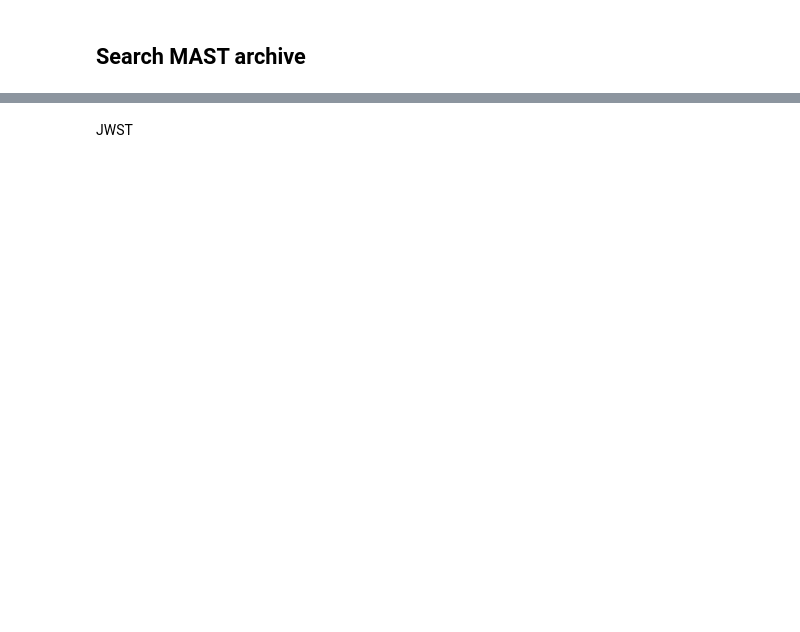
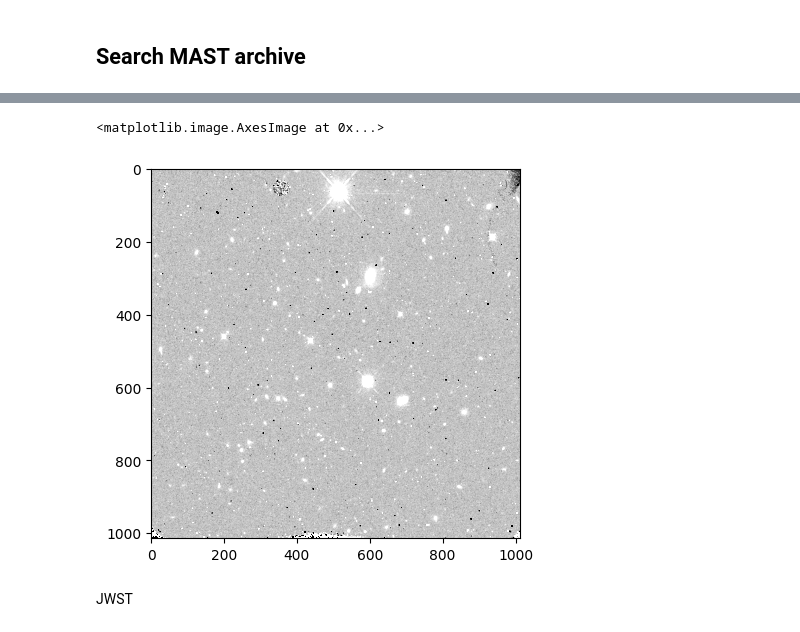
Before and after one commit to nden/astropy_bg_2023, a Jupyter notebook: Archives/archive_exploration.ipynb, the cells around one changed output, grey strips where cells are left out. Cells and saved outputs as stored; diff of their text form; code cells hidden in the pictures; blank space fills up the shorter version.

```diff
--- a/Archives/archive_exploration.ipynb
+++ b/Archives/archive_exploration.ipynb
@@ -82,0 +256,2 @@ Observations.download_products(data_products)
+# %%
+hst_image = fits.open('./mastDownload/HST/ibhj01j9q/ibhj01j9q_flt.fits')
@@ -82,0 +278,5 @@ Observations.download_products(data_products)
+# %%
+plt.imshow(hst_image['SCI'].data, vmin=0, vmax=1, cmap='Greys_r')
+# %% [output]
+<matplotlib.image.AxesImage at 0x...>
+[figure, added]
```
Also changed, not shown: parts of 46 cells of this notebook, 4 other files.
